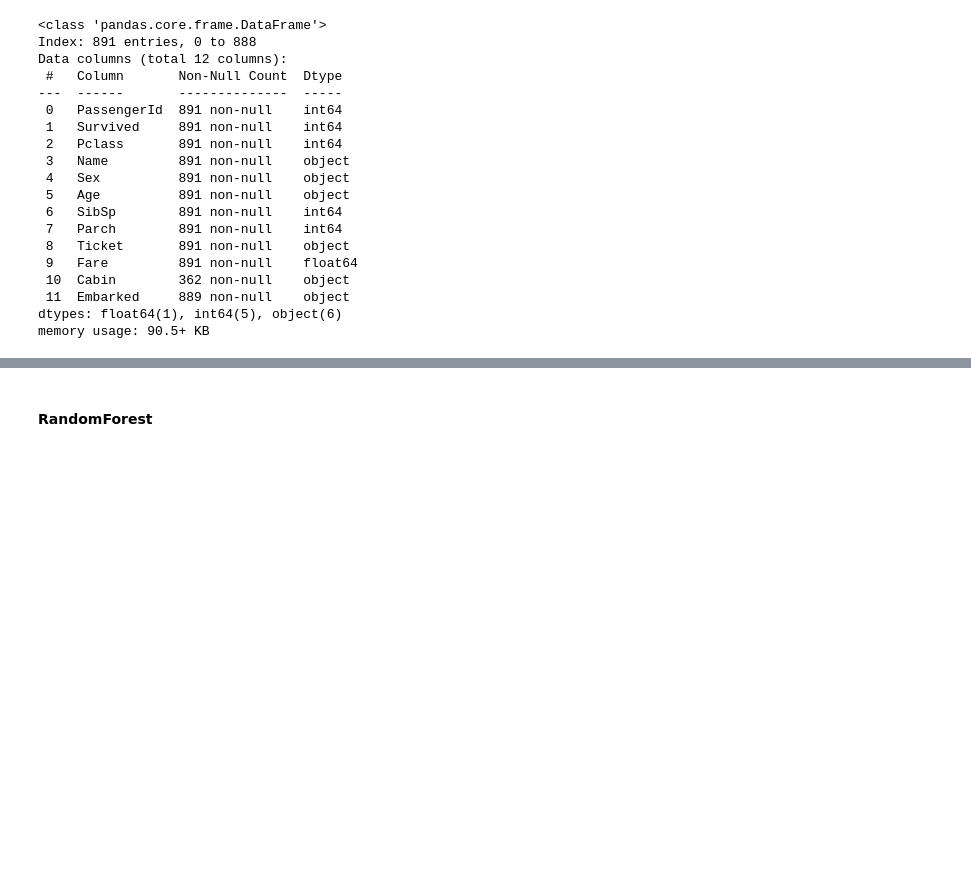
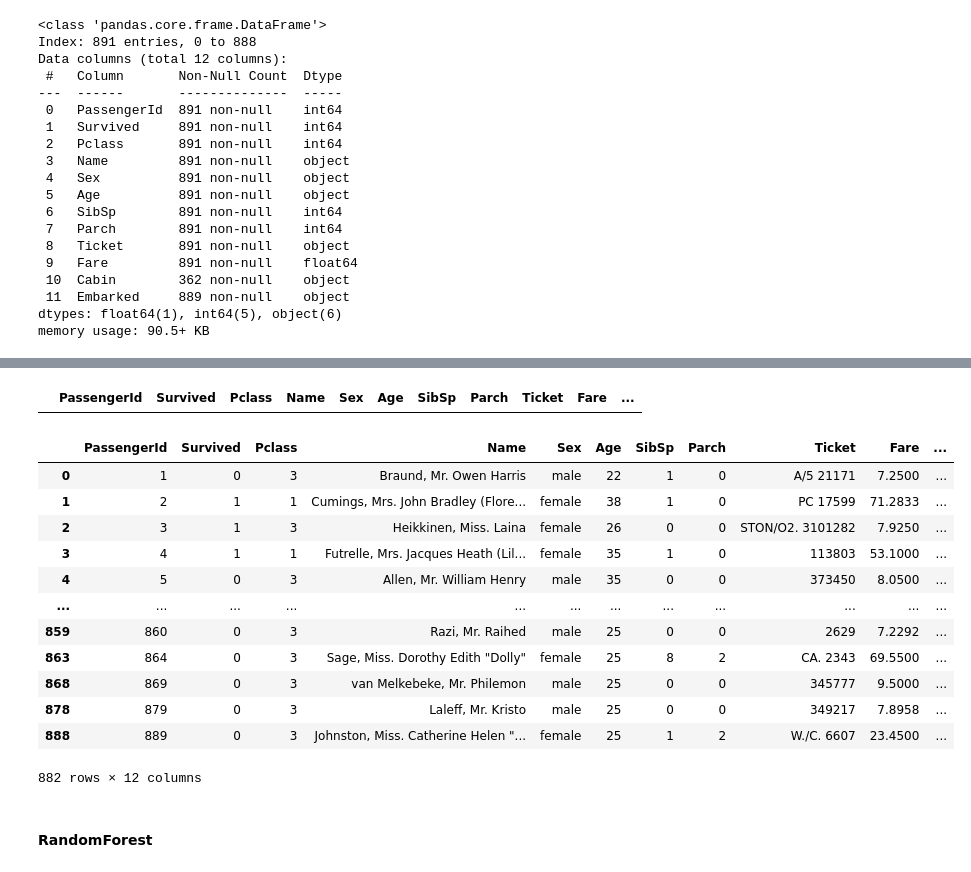
Before and after one commit to Silvercastle/HDAT, a Jupyter notebook: BSJ/실습/240421/타이타닉.ipynb, the cells around one changed output, grey strips where cells are left out. Saved outputs shown, nothing was run; the diff lists cells and outputs as text; code cells hidden in the pictures; blank space fills up the shorter version.

```diff
--- a/BSJ/실습/240421/타이타닉.ipynb
+++ b/BSJ/실습/240421/타이타닉.ipynb
@@ -122,0 +121,24 @@ df_train.describe()
+# %%
+df_train['Age'] = df_train['Age'].astype('int')
+# Age 연령대별 분류
+for i in range(len(df_train)):
+    if (df_train.loc[i,'Age'] > 0) & (df_train.loc[i,'Age'] <= 10) :
+        df_train.loc[i,'Agee'] = '유아'
+    elif (df_train.loc[i,'Age'] > 10) & (df_train.loc[i,'Age'] <= 20) :
+        df_train.loc[i,'Agee'] = '10대'
+    elif (df_train.loc[i, 'Age'] > 20) & (df_train.loc[i,'Age'] <= 30) :
+        df_train.loc[i, 'Agee'] = '20대'
+    elif (df_train.loc[i,'Age'] > 30) & (df_train.loc[i,'Age'] <= 40) :
+        df_train.loc[i, 'Agee'] = '30대'
+    elif (df_train.loc[i,'Age'] > 40) & (df_train.loc[i, 'Age'] <= 50) :
+        df_train.loc[i, 'Agee'] = '40대'
+    elif (df_train.loc[i, 'Age'] > 50) & (df_train.loc[i, 'Age'] <= 60) :
+        df_train.loc[i, 'Agee'] = '50대'
+    elif (df_train.loc[i, 'Age'] > 60) & (df_train.loc[i, 'Age'] <= 70) :
+        df_train.loc[i, 'Agee'] = '60대'
+    elif (df_train.loc[i, 'Age'] > 70) & (df_train.loc[i, 'Age'] <= 80) :
+        df_train.loc[i,'Agee'] = '70대'
+    elif (df_train.loc[i,'Age'] > 80) & (df_train.loc[i, 'Age'] <= 90) :
+        df_train.loc[i, 'Agee'] = '80대'
+    elif (df_train.loc[i, 'Age'] > 90) & (df_train.loc[i,'Age'] <= 100) :
+        df_train.loc[i, 'Agee'] = '90대'
@@ -122,0 +154,23 @@ df_train.describe()
+# %%
+df_train = df_train.drop(columns='Cabin')
+# %%
+df_train[df_train['Agee'].isnull()=='True']
+# %% [output]
+|  | PassengerId | Survived | Pclass | Name | Sex | Age | SibSp | Parch | Ticket | Fare | ... |
+# %%
+# 결측치 제거
+df_train.dropna()
+# %% [output]
+|  | PassengerId | Survived | Pclass | Name | Sex | Age | SibSp | Parch | Ticket | Fare | ... |
+| 0 | 1 | 0 | 3 | Braund, Mr. Owen Harris | male | 22 | 1 | 0 | A/5 21171 | 7.2500 | ... |
+| 1 | 2 | 1 | 1 | Cumings, Mrs. John Bradley (Flore... | female | 38 | 1 | 0 | PC 17599 | 71.2833 | ... |
+| 2 | 3 | 1 | 3 | Heikkinen, Miss. Laina | female | 26 | 0 | 0 | STON/O2. 3101282 | 7.9250 | ... |
+| 3 | 4 | 1 | 1 | Futrelle, Mrs. Jacques Heath (Lil... | female | 35 | 1 | 0 | 113803 | 53.1000 | ... |
+| 4 | 5 | 0 | 3 | Allen, Mr. William Henry | male | 35 | 0 | 0 | 373450 | 8.0500 | ... |
+| ... | ... | ... | ... | ... | ... | ... | ... | ... | ... | ... | ... |
+| 859 | 860 | 0 | 3 | Razi, Mr. Raihed | male | 25 | 0 | 0 | 2629 | 7.2292 | ... |
+| 863 | 864 | 0 | 3 | Sage, Miss. Dorothy Edith "Dolly" | female | 25 | 8 | 2 | CA. 2343 | 69.5500 | ... |
+| 868 | 869 | 0 | 3 | van Melkebeke, Mr. Philemon | male | 25 | 0 | 0 | 345777 | 9.5000 | ... |
+| 878 | 879 | 0 | 3 | Laleff, Mr. Kristo | male | 25 | 0 | 0 | 349217 | 7.8958 | ... |
+| 888 | 889 | 0 | 3 | Johnston, Miss. Catherine Helen "... | female | 25 | 1 | 2 | W./C. 6607 | 23.4500 | ... |
+882 rows × 12 columns
```
Also changed, not shown: parts of 5 cells of this notebook, 6 other files.
